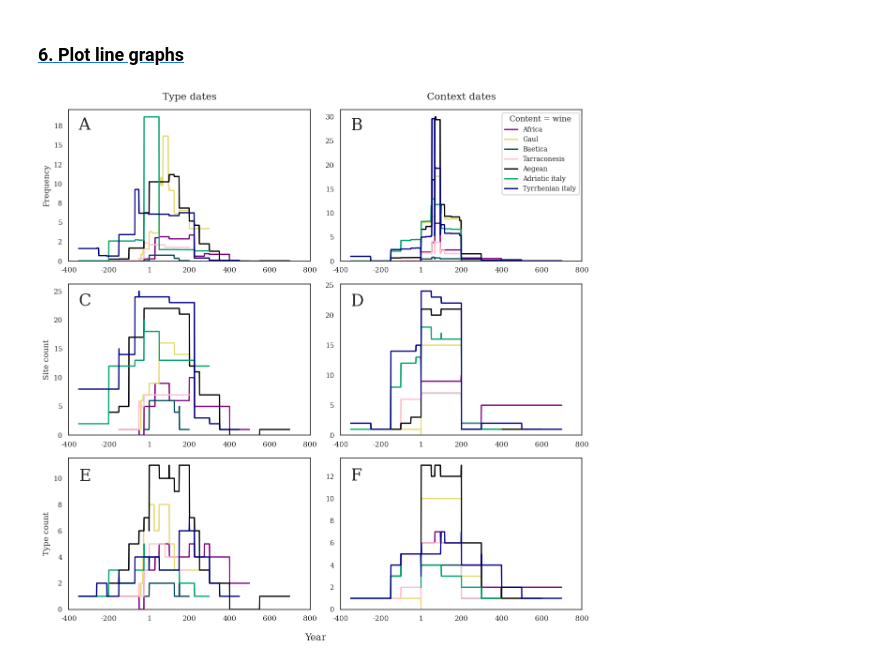
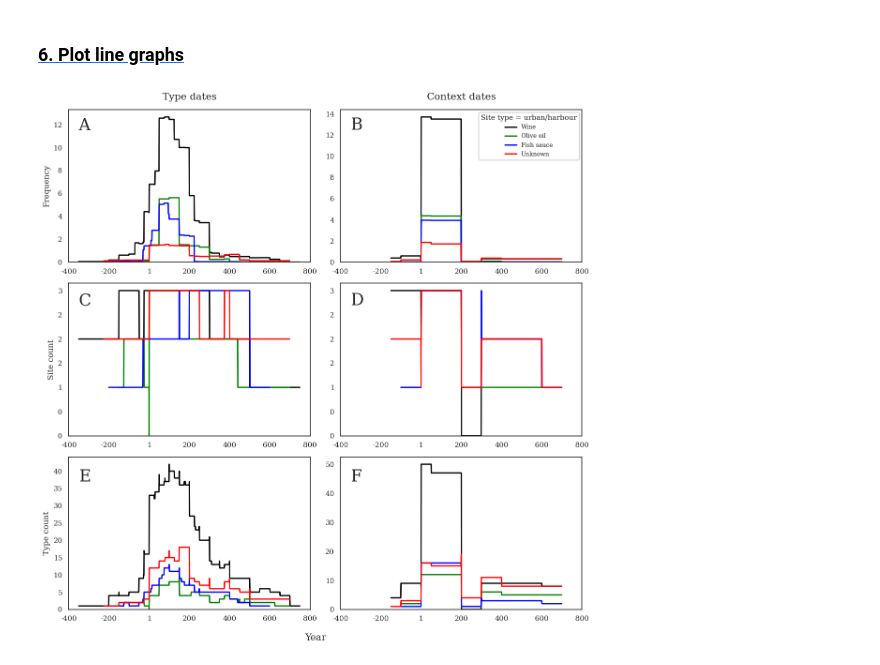
Before and after one commit to Tom-Brughmans/Sonata, a Jupyter notebook: src/application/Figs19a-f.ipynb, the cells around one changed output. Cells and saved outputs as stored; diff of their text form; code cells hidden in the pictures.

```diff
--- a/src/application/Figs19a-f.ipynb
+++ b/src/application/Figs19a-f.ipynb
@@ -22,9 +22,9 @@ from plot import plot_graph
 ### [<span style="color:black">2. Read in data</span>](#two)  <a id="2"></a>
 # %%
 data = pd.read_csv("../../data/Sonata_data.csv")
-data = data[data["content"] == "wine"]
+data = data[data["Site_type"] == "urban/harbour"]
 
-provenance = ["africa", "gaul", "baetica", "tarraconesis", "aegean", "adriatic italy", "tyrrhenian italy"]
+content = ["wine", "olive oil", "fish sauce", "unknown"]
 start_dates = ["Amphora_type_lower_date", "Lower_context_date"]
 end_dates = ["Amphora_type_upper_date", "Upper_context_date"]
 
@@ -43,8 +43,8 @@ list_of_dfs = []
 # %%
-for prov in provenance:
+for cont in content:
     for start, end in zip(start_dates, end_dates):
 
-        df = data.groupby(["Amphora_type_merged", start, end, "Provenance"])["Frequency"].sum()
+        df = data.groupby(["Amphora_type_merged", start, end, "content"])["Frequency"].sum()
         df = df.reset_index()
         df = df.rename(columns = {"Frequency":"summed_freq"})
 
@@ -53,12 +53,12 @@ for prov in provenance:
                                 lower_date = start,
                                 upper_date = end)
 
-        freq = year_freq_df(data = df1[df1["Provenance"] == prov],
+        freq = year_freq_df(data = df1[df1["content"] == cont],
                             lower_date = start,
                             upper_date = end,
                             sum_freq = "Sum_freq_per_year")
 
-        label = prov.capitalize()
+        label = cont.capitalize()
 
         if "Amphora" in start or "Amphora" in  end:
             freq_type_dates[label] = freq
@@ -70,18 +70,18 @@ list_of_dfs.append(freq_context_dates)
 # %% [markdown]
 ### [<span style="color:black">4. Site count per content per site type per year in types/context date ranges</span>](#four) <a id="4"></a>
 # %%
-for prov in provenance:
+for cont in content:
     for start, end in zip(start_dates, end_dates):
-        df = data.groupby(["Amphora_type_merged", start, end, "Provenance"])["Grouped_sites"].apply(lambda x: ",".join(x))
+        df = data.groupby(["Amphora_type_merged", start, end, "content"])["Grouped_sites"].apply(lambda x: ",".join(x))
         df = df.apply(lambda x: x.split(','))
         df = df.reset_index()
         df = df.rename(columns = {"Grouped_sites":"List_of_sites"})
 
-        count_sites = year_object_count_df(data = df[df["Provenance"] == prov],
+        count_sites = year_object_count_df(data = df[df["content"] == cont],
                                            lower_date = start,
                                            upper_date = end,
                                            object_list = "List_of_sites")
-        label = prov.capitalize()
+        label = cont.capitalize()
 
         if "Amphora" in start or "Amphora" in  end:
             site_count_type_dates[label] = count_sites
@@ -93,17 +93,17 @@ list_of_dfs.append(site_count_context_dates)
 # %% [markdown]
 ### [<span style="color:black">5. Amphora type count per content per site type per year in types/context date ranges</span>](#five) <a id="5"></a>
 # %%
-for prov in provenance:
+for cont in content:
     for start, end in zip(start_dates, end_dates):
-        df = data.groupby([start, end, "Provenance"])["Amphora_type_merged"].apply(list)
+        df = data.groupby([start, end, "content"])["Amphora_type_merged"].apply(list)
         df = df.reset_index()
         df = df.rename(columns = {"Amphora_type_merged":"List_of_types"})
 
-        type_count = year_object_count_df(data = df[df["Provenance"] == prov],
+        type_count = year_object_count_df(data = df[df["content"] == cont],
                                           lower_date = start,
                                           upper_date = end,
                                           object_list = "List_of_types")
-        label = prov.capitalize()
+        label = cont.capitalize()
 
         if "Amphora" in start or "Amphora" in end:
             type_count_type_dates[label] = type_count
@@ -125,39 +125,39 @@ axs[1, 0].set_xlim([-400, 800])
 axs[1, 1].set_xlim([-400, 800])
 axs[2, 0].set_xlim([-400, 800])
 axs[2, 1].set_xlim([-400, 800])
 
 for ax, df in zip(axs.ravel(), list_of_dfs):
     plot_graph(dicts_of_df = df,
-               palette=["purple", "#e4d96f", "#004953", "pink", "black", "#00A36C", "#000080"],
+               palette=["black", "green", "blue", "red"],
                ax = ax,
                linewidth = 2)
 
     ax.set_ylim(0, None)
     ax.yaxis.set_major_formatter(FormatStrFormatter("%.0f"))
     ax.set_xlabel(None)
     ax.get_legend().remove()
     ax.set_ylabel(None)
     ax.set_xticklabels([int(i) if i != 0 else 1 for i in ax.get_xticks()])
     handles, labels = ax.get_legend_handles_labels()
-    fig.legend(handles, labels, title="Content = wine",  title_fontproperties = {"size":12}, bbox_to_anchor=(0.973, 0.957), fontsize = 10)
+    fig.legend(handles, labels, title="Site type = urban/harbour",  title_fontproperties = {"size":11}, bbox_to_anchor=(0.973, 0.957), fontsize = 9)
 
 axs[0,0].set_ylabel("Frequency")
 axs[1,0].set_ylabel("Site count")
 axs[2,0].set_ylabel("Type count")
 
 axs[0, 0].set_title(label = "Type dates", size=15, y=1.04)
 axs[0, 1].set_title(label = "Context dates", size=15, y=1.04)
 
-axs[0, 0].text(-350, 17, "A", fontsize = 25)
-axs[0, 1].text(-350, 27.2, "B", fontsize = 25)
-axs[1, 0].text(-350, 22.5, "C", fontsize = 25)
-axs[1, 1].text(-350, 21.5, "D", fontsize = 25)
-axs[2, 0].text(-350, 9.8, "E", fontsize = 25)
-axs[2, 1].text(-350, 11.6, "F", fontsize = 25)
+axs[0, 0].text(-350, 11.5, "A", fontsize = 25)
+axs[0, 1].text(-350, 12.5, "B", fontsize = 25)
+axs[1, 0].text(-350, 2.7, "C", fontsize = 25)
+axs[1, 1].text(-350, 2.7, "D", fontsize = 25)
+axs[2, 0].text(-350, 37, "E", fontsize = 25)
+axs[2, 1].text(-350, 44, "F", fontsize = 25)
 
 fig.supxlabel("Year")
 
 plt.tight_layout()
 plt.savefig("../../figs/Fig19a-f.png")
 # %% [output]
-[figure, old version]
+[figure, new version]
```
Also changed, not shown: parts of 2 cells of this notebook, 52 other files.
